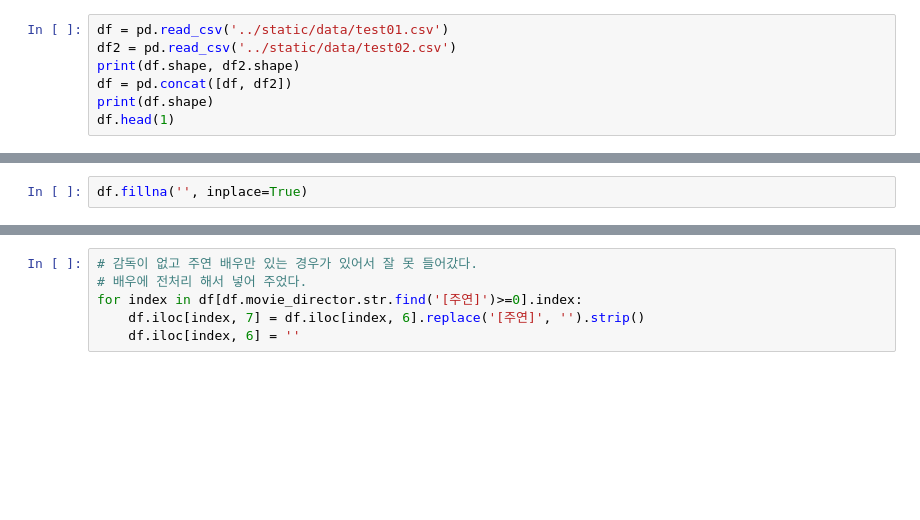
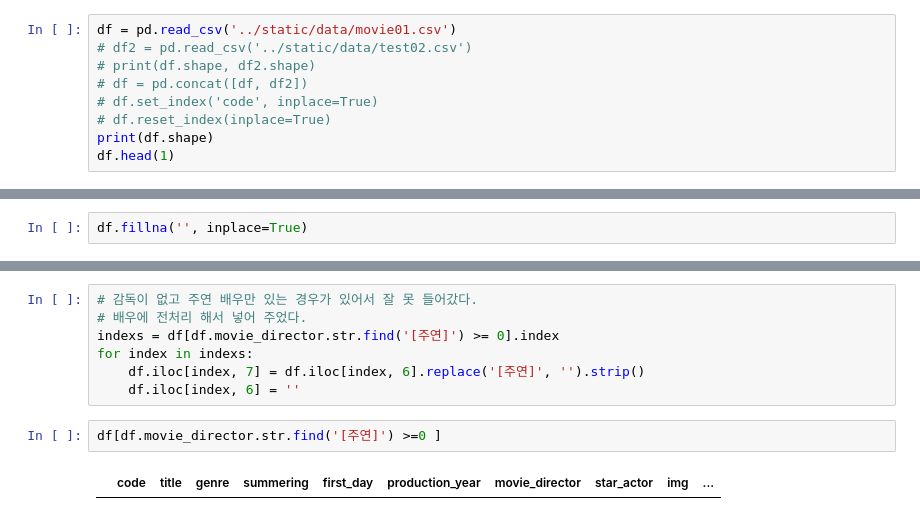
Before and after one commit to ssmpet/Project-About-Me, a Jupyter notebook: recommand/movie_전처리.ipynb, the cells around one changed output, grey strips where cells are left out. Saved outputs shown, nothing was run; the diff lists cells and outputs as text; blank space fills up the shorter version.

```diff
--- a/recommand/movie_전처리.ipynb
+++ b/recommand/movie_전처리.ipynb
@@ -2,10 +2,12 @@
 import numpy as np
 import pandas as pd
 # %%
-df = pd.read_csv('../static/data/test01.csv')
-df2 = pd.read_csv('../static/data/test02.csv')
-print(df.shape, df2.shape)
-df = pd.concat([df, df2])
+df = pd.read_csv('../static/data/movie01.csv')
+# df2 = pd.read_csv('../static/data/test02.csv')
+# print(df.shape, df2.shape)
+# df = pd.concat([df, df2])
+# df.set_index('code', inplace=True)
+# df.reset_index(inplace=True)
 print(df.shape)
 df.head(1)
 # %% [output]
@@ -77,6 +91,11 @@ df[df.movie_director.str.find('[주연]') >= 0]
 # %%
 # 감독이 없고 주연 배우만 있는 경우가 있어서 잘 못 들어갔다.
 # 배우에 전처리 해서 넣어 주었다.
-for index in df[df.movie_director.str.find('[주연]')>=0].index:
+indexs = df[df.movie_director.str.find('[주연]') >= 0].index
+for index in indexs:
     df.iloc[index, 7] = df.iloc[index, 6].replace('[주연]', '').strip()
     df.iloc[index, 6] = ''
+# %%
+df[df.movie_director.str.find('[주연]') >=0 ]
+# %% [output]
+|  | code | title | genre | summering | first_day | production_year | movie_director | star_actor | img | ... |
```
Also changed, not shown: parts of 32 cells of this notebook, 4 other files.
